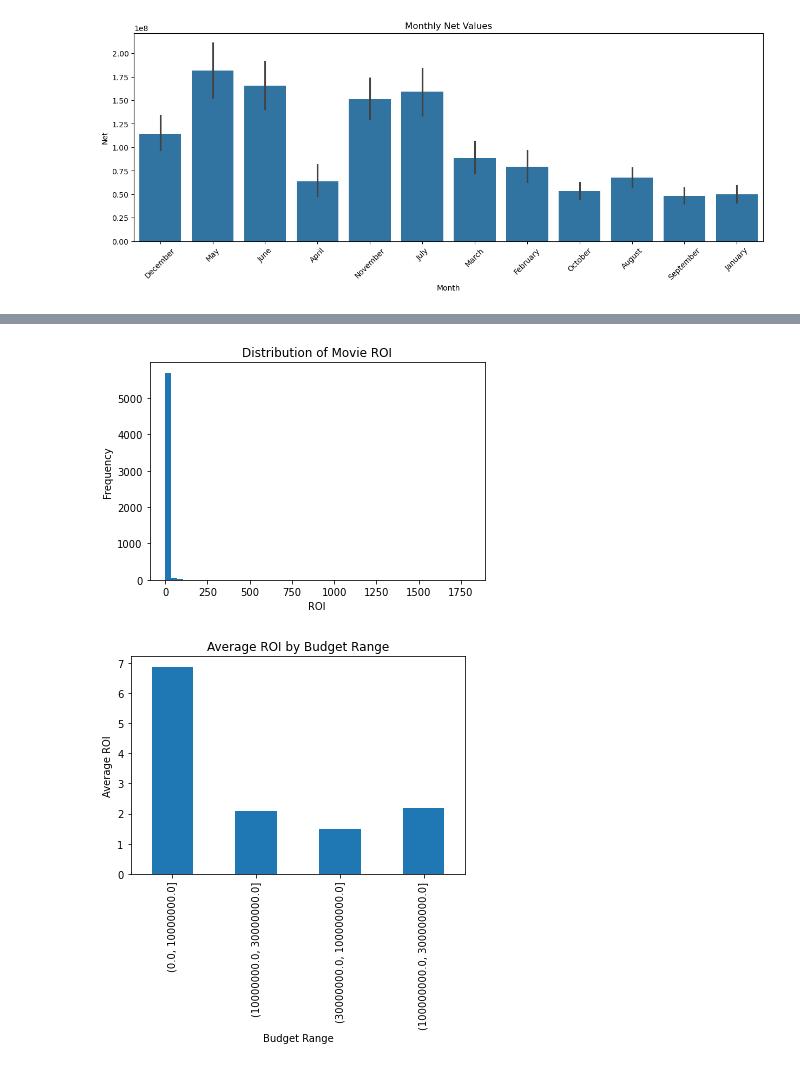
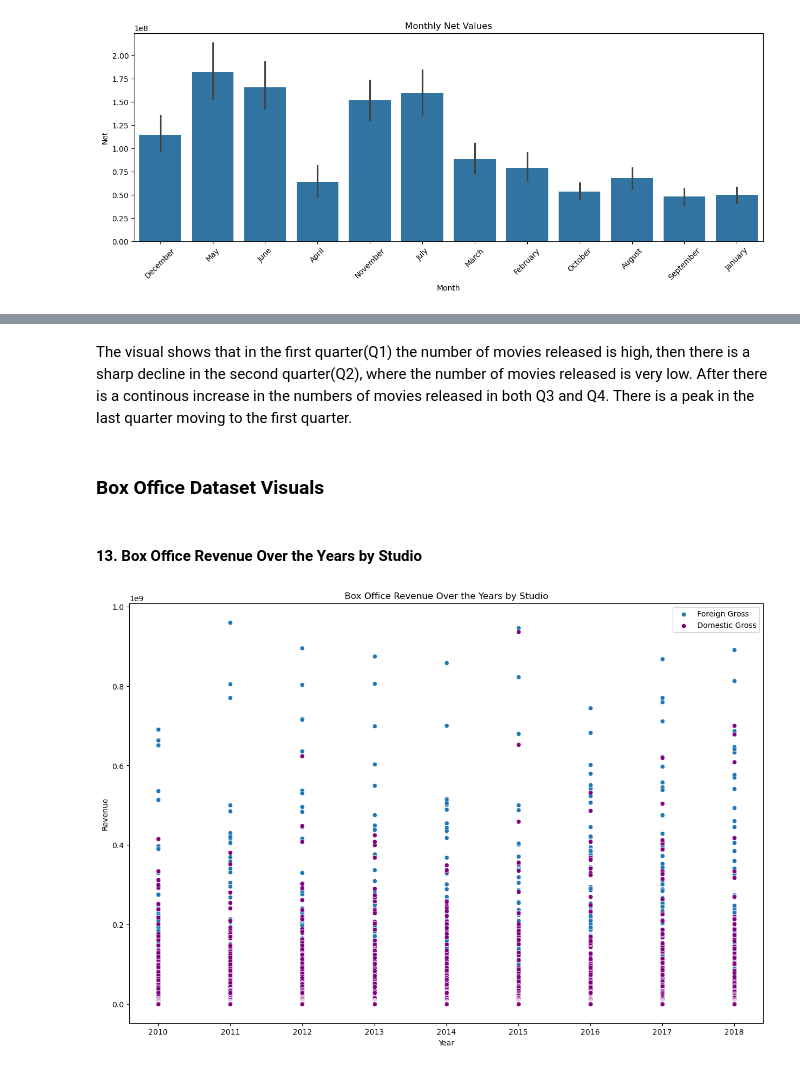
Before and after one commit to kaula12/GroupTwo_PhaseTwo_Project, a Jupyter notebook: student.ipynb, the cells around one changed output, grey strips where cells are left out. Saved outputs shown, nothing was run; the diff lists cells and outputs as text; code cells hidden in the pictures.

```diff
--- a/student.ipynb
+++ b/student.ipynb
@@ -1261,27 +1294,25 @@ plt.show()
-# %%
-numbers['roi'] = (numbers['worldwide_gross'] - numbers['production_budget']) / numbers['production_budget']
-
-plt.figure()
-plt.hist(numbers['roi'], bins=50)
-plt.title('Distribution of Movie ROI')
-plt.xlabel('ROI')
-plt.ylabel('Frequency')
-plt.show()
-# %% [output]
-[figure, removed]
-# %%
-numbers['budget_bin'] = pd.cut(
-    numbers['production_budget'],
-    bins=[0, 10e6, 30e6, 100e6, 300e6]
-)
-
-budget_roi = numbers.groupby('budget_bin')['roi'].mean()
-
-plt.figure()
-budget_roi.plot(kind='bar')
-plt.title('Average ROI by Budget Range')
-plt.xlabel('Budget Range')
-plt.ylabel('Average ROI')
-plt.show()
-# %% [output]
-[figure, removed]
+# %% [markdown]
+The visual shows that in the first quarter(Q1) the number of movies released is high, then there is a sharp decline in the second quarter(Q2), where the number of movies released is very low. After there is a continous increase in the numbers of movies released in both Q3 and Q4. There is a peak in the last quarter moving to the first quarter.
+# %% [markdown]
+### Box Office Dataset Visuals
+# %% [markdown]
+#### 13. Box Office Revenue Over the Years by Studio
+# %%
+# Checking which studio dominated the box office in terms of revenue
+# aggregating the domestic and foreign gross by studio
+studio_revenue= c_box_office.groupby('studio')[['domestic_gross', 'foreign_gross']].sum()
+
+#select the top 10 studios
+top_studios= studio_revenue.sort_values('domestic_gross', ascending =False).head(30)
+
+
+plt.figure(figsize=(15, 10))
+sns.scatterplot(x='year', y='foreign_gross', data=c_box_office, label='Foreign Gross')
+sns.scatterplot(x='year', y='domestic_gross', data=c_box_office, color='purple', label='Domestic Gross')
+plt.title('Box Office Revenue Over the Years by Studio')
+plt.xlabel('Year')
+plt.ylabel('Revenue')
+plt.legend()
+plt.show()
+# %% [output]
+[figure, added]
```
Also changed, not shown: parts of 92 cells of this notebook.
